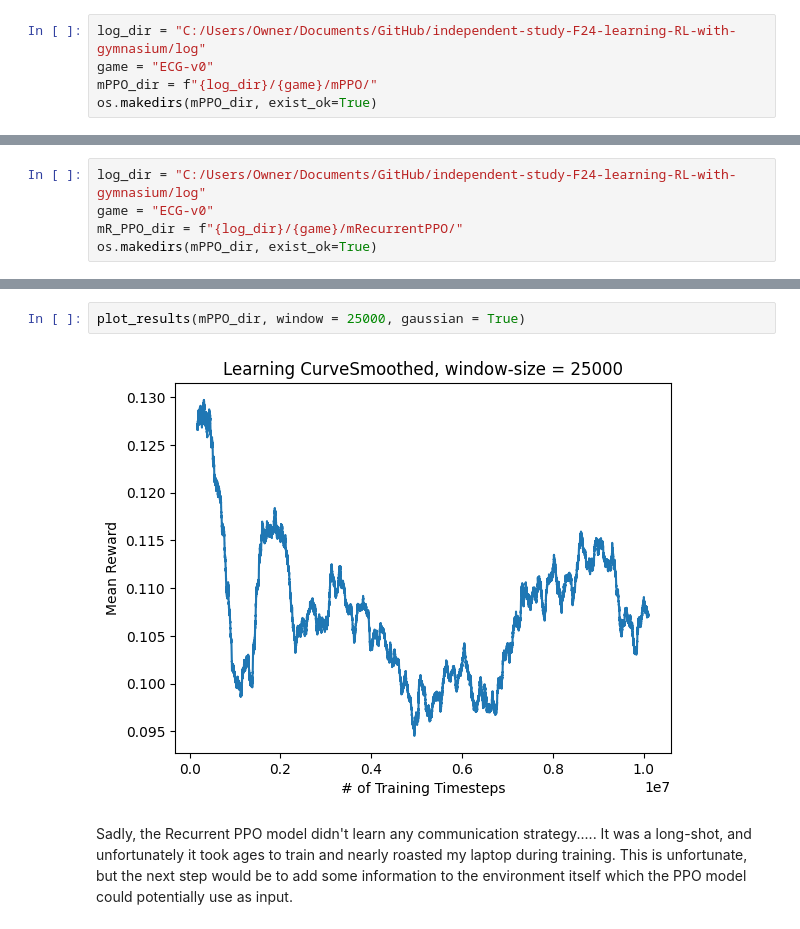
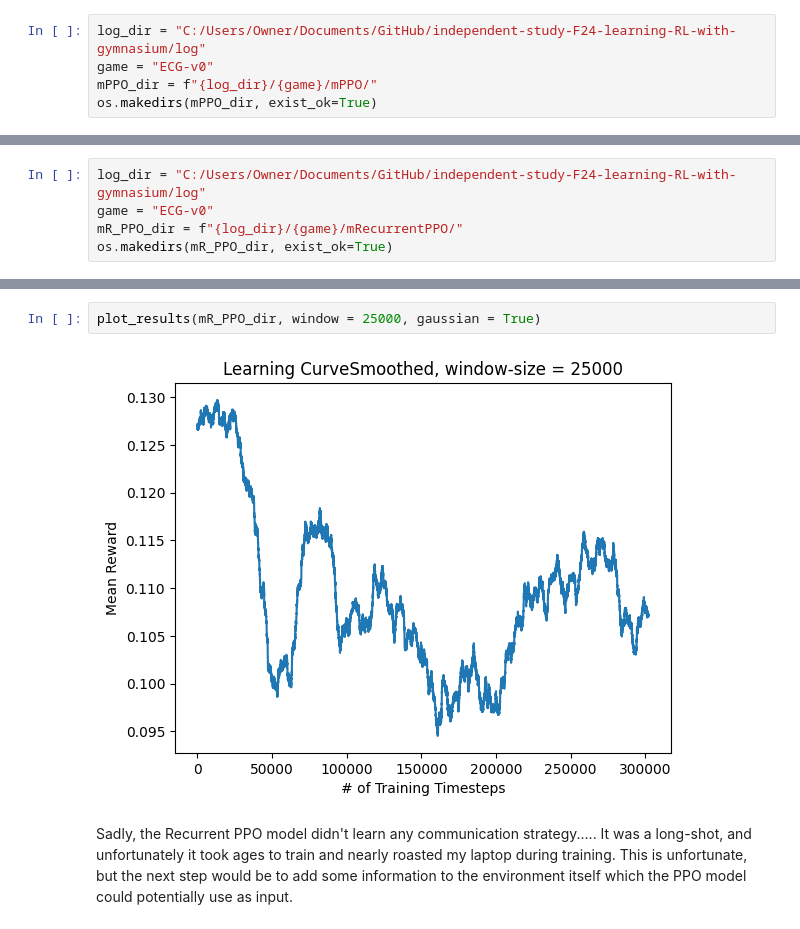
Before and after one commit to EvanMcCormick37/independent-study-F24-learning-RL-with-gymnasium, a Jupyter notebook: EmbodiedCommunicationGame.ipynb, the cells around one changed output, grey strips where cells are left out. Drawn from its saved outputs; the diff is of its cells as text.

```diff
--- a/EmbodiedCommunicationGame.ipynb
+++ b/EmbodiedCommunicationGame.ipynb
@@ -611,7 +611,7 @@ plot_results(mPPO_dir, window = 25000, gaussian = True)
 log_dir = "C:/Users/Owner/Documents/GitHub/independent-study-F24-learning-RL-with-gymnasium/log"
 game = "ECG-v0"
 mR_PPO_dir = f"{log_dir}/{game}/mRecurrentPPO/"
-os.makedirs(mPPO_dir, exist_ok=True)
+os.makedirs(mR_PPO_dir, exist_ok=True)
 # %%
 env = EmbodiedCommunicationGame()
 parallel_api_test(env, num_cycles=1000)
@@ -654,9 +654,9 @@ Passed Parallel API test
 [interactive output not drawn]
 [interactive output not drawn]
 # %%
-plot_results(mPPO_dir, window = 25000, gaussian = True)
+plot_results(mR_PPO_dir, window = 25000, gaussian = True)
 # %% [output]
-[figure, old version]
+[figure, new version]
 # %% [markdown]
 Sadly, the Recurrent PPO model didn't learn any communication strategy..... It was a long-shot, and unfortunately it took ages to train and nearly roasted my laptop during training. This is unfortunate, but the next step would be to add some information to the environment itself which the PPO model could potentially use as input.
 # %%
```
Also changed, not shown: parts of 2 cells of this notebook, 33 other files.
